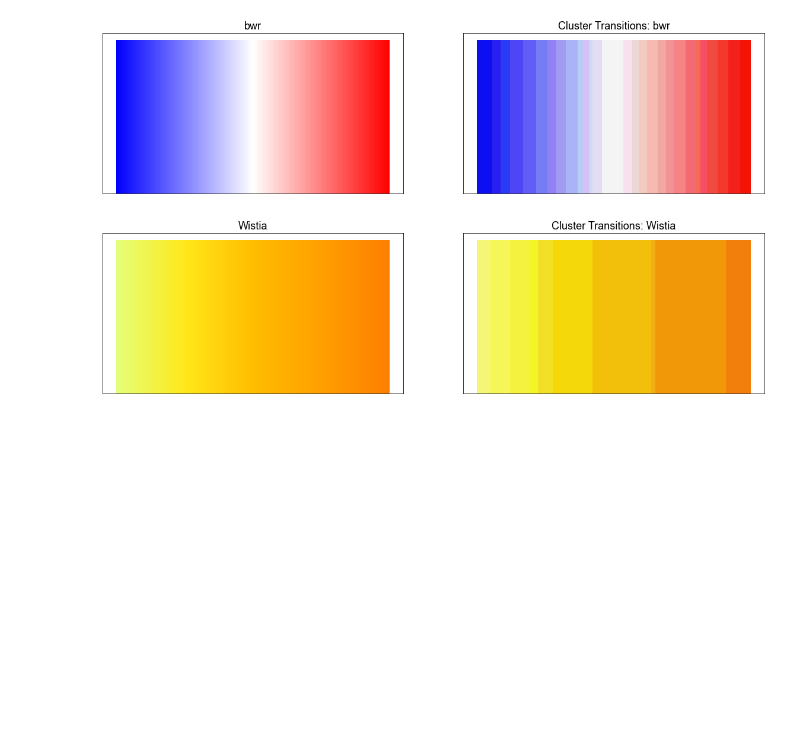
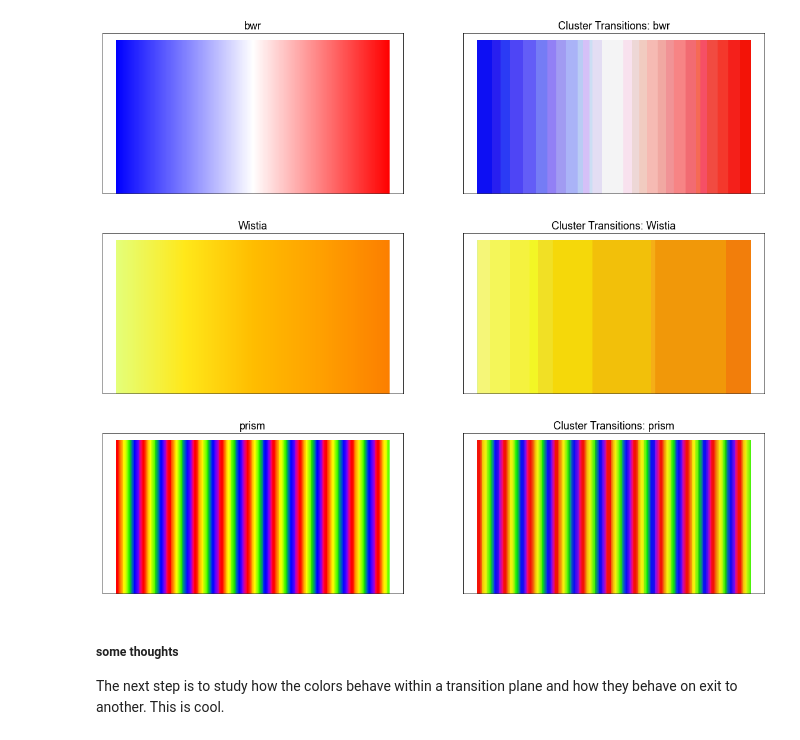
Before and after one commit to jbs-public-function/vis, a Jupyter notebook: vis/notebooks/color/kolorbar_kluster_analysis.ipynb, the cells around one changed output. Cells and saved outputs as stored; diff of their text form; code cells hidden in the pictures; blank space fills up the shorter version.

Commit message:
commit into master. Added one more example into the notebook. prism. Holy crap this is kind of interesting

```diff
--- a/vis/notebooks/color/kolorbar_kluster_analysis.ipynb
+++ b/vis/notebooks/color/kolorbar_kluster_analysis.ipynb
@@ -118,3 +119,30 @@ ax.yaxis.set_visible(False)
 ax = ax.set_title('Cluster Transitions: Wistia',{'fontname':'Arial', 'fontsize': 18})
 # %% [output]
 [figure]
+# %%
+m = plt.get_cmap('prism')
+colors = m(np.linspace(0, 1, 256))
+fig, axes = plt.subplots(1,2, figsize=(20,5))
+ax = axes[0]
+ax.bar(x=list(range(m.N)), height=[1] * m.N, color=colors, linewidth=0, align='center', width=1)
+ax.xaxis.set_visible(False)
+ax.yaxis.set_visible(False)
+ax.set_title('prism',{'fontname':'Arial', 'fontsize': 18})
+
+ax = axes[-1]
+_clusters = kmeans.predict(pd.DataFrame(m(np.linspace(0, 1, 256)))[[0,1,2]])
+colors = []
+for c in _clusters:
+    s = sample[sample.cluster == c][['red', 'green', 'blue']]
+    colors.append([s.red.mean(), s.green.mean(), s.blue.mean()])
+n = list(range(len(_clusters)))
+ax.bar(x=n, height=[1], color=colors, linewidth=0, align='center', width=1)
+ax.xaxis.set_visible(False)
+ax.yaxis.set_visible(False)
+ax = ax.set_title('Cluster Transitions: prism',{'fontname':'Arial', 'fontsize': 18})
+# %% [output]
+[figure, added]
+# %% [markdown]
+##### some thoughts
+The next step is to study how the colors behave within a transition plane and how they behave on exit to another.
+This is cool.
```
Also changed, not shown: parts of 1 cell of this notebook.
